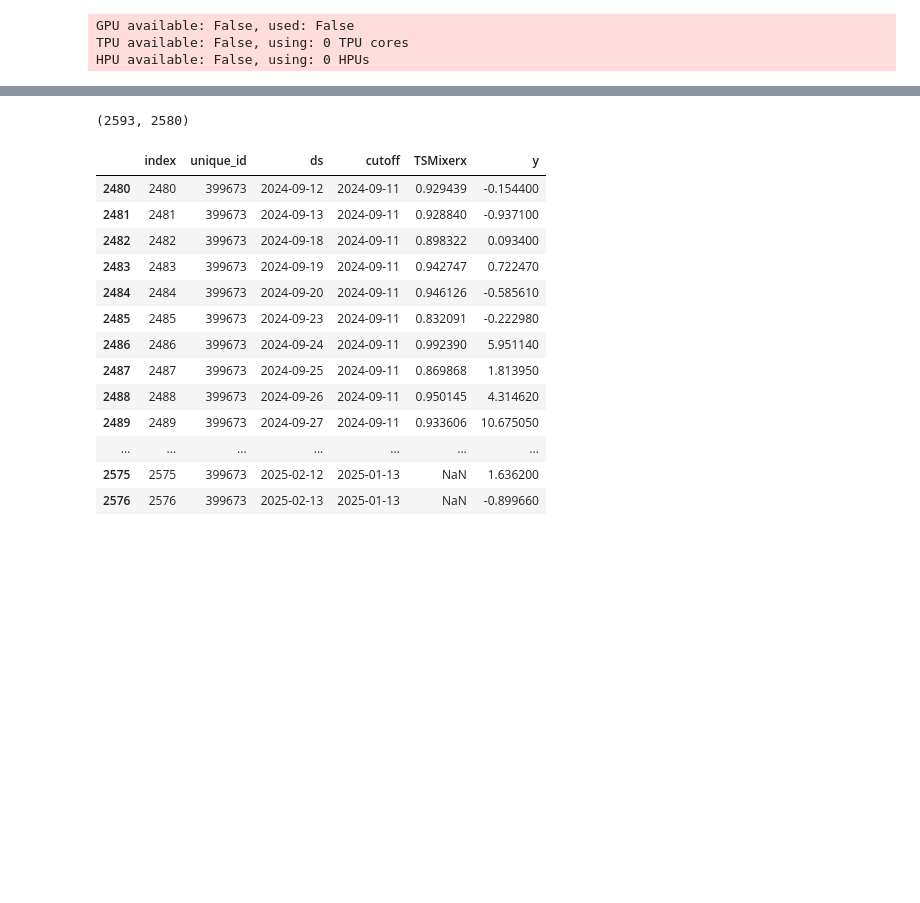
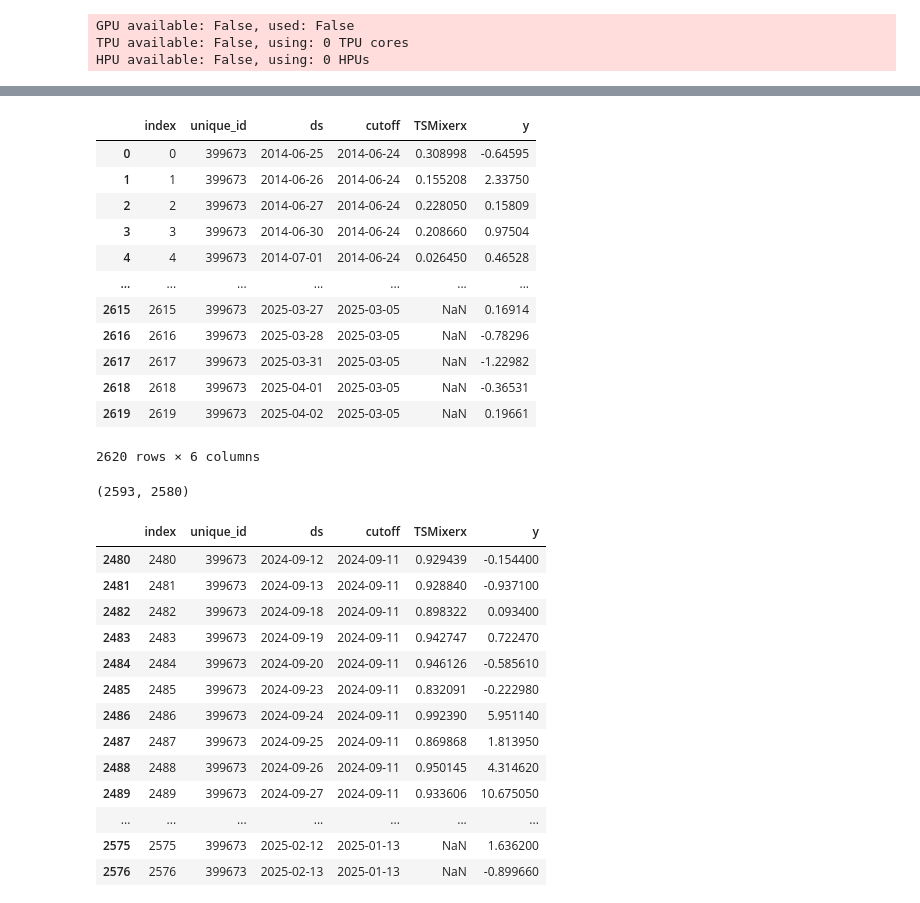
Before and after one commit to agux/marten, a Jupyter notebook: notebooks/neuralforecast/0.1-neuralforecast.ipynb, the cells around one changed output, grey strips where cells are left out. Cells and saved outputs as stored; diff of their text form; code cells hidden in the pictures; blank space fills up the shorter version.

```diff
--- a/notebooks/neuralforecast/0.1-neuralforecast.ipynb
+++ b/notebooks/neuralforecast/0.1-neuralforecast.ipynb
@@ -246,6 +213,8 @@ nf.models[0].hparams
 "step_size":                 1
 "val_check_steps":           5
 "valid_loss":                HuberLoss()
+# %%
+df_train = df_train.dropna(subset=["open", "close", "high", "low", "volume", "amount"])
 # %%
 from IPython.display import display
 
@@ -301,3 +297,19 @@ HPU available: False, using: 0 HPUs
+# %%
+forecast
+# %% [output]
+|  | index | unique_id | ds | cutoff | TSMixerx | y |
+| 0 | 0 | 399673 | 2014-06-25 | 2014-06-24 | 0.308998 | -0.64595 |
+| 1 | 1 | 399673 | 2014-06-26 | 2014-06-24 | 0.155208 | 2.33750 |
+| 2 | 2 | 399673 | 2014-06-27 | 2014-06-24 | 0.228050 | 0.15809 |
+| 3 | 3 | 399673 | 2014-06-30 | 2014-06-24 | 0.208660 | 0.97504 |
+| 4 | 4 | 399673 | 2014-07-01 | 2014-06-24 | 0.026450 | 0.46528 |
+| ... | ... | ... | ... | ... | ... | ... |
+| 2615 | 2615 | 399673 | 2025-03-27 | 2025-03-05 | NaN | 0.16914 |
+| 2616 | 2616 | 399673 | 2025-03-28 | 2025-03-05 | NaN | -0.78296 |
+| 2617 | 2617 | 399673 | 2025-03-31 | 2025-03-05 | NaN | -1.22982 |
+| 2618 | 2618 | 399673 | 2025-04-01 | 2025-03-05 | NaN | -0.36531 |
+| 2619 | 2619 | 399673 | 2025-04-02 | 2025-03-05 | NaN | 0.19661 |
+2620 rows × 6 columns
 # %%
 len(df_train), len(forecast)
 # %% [output]
```
Also changed, not shown: parts of 7 cells of this notebook, 1 other file.
